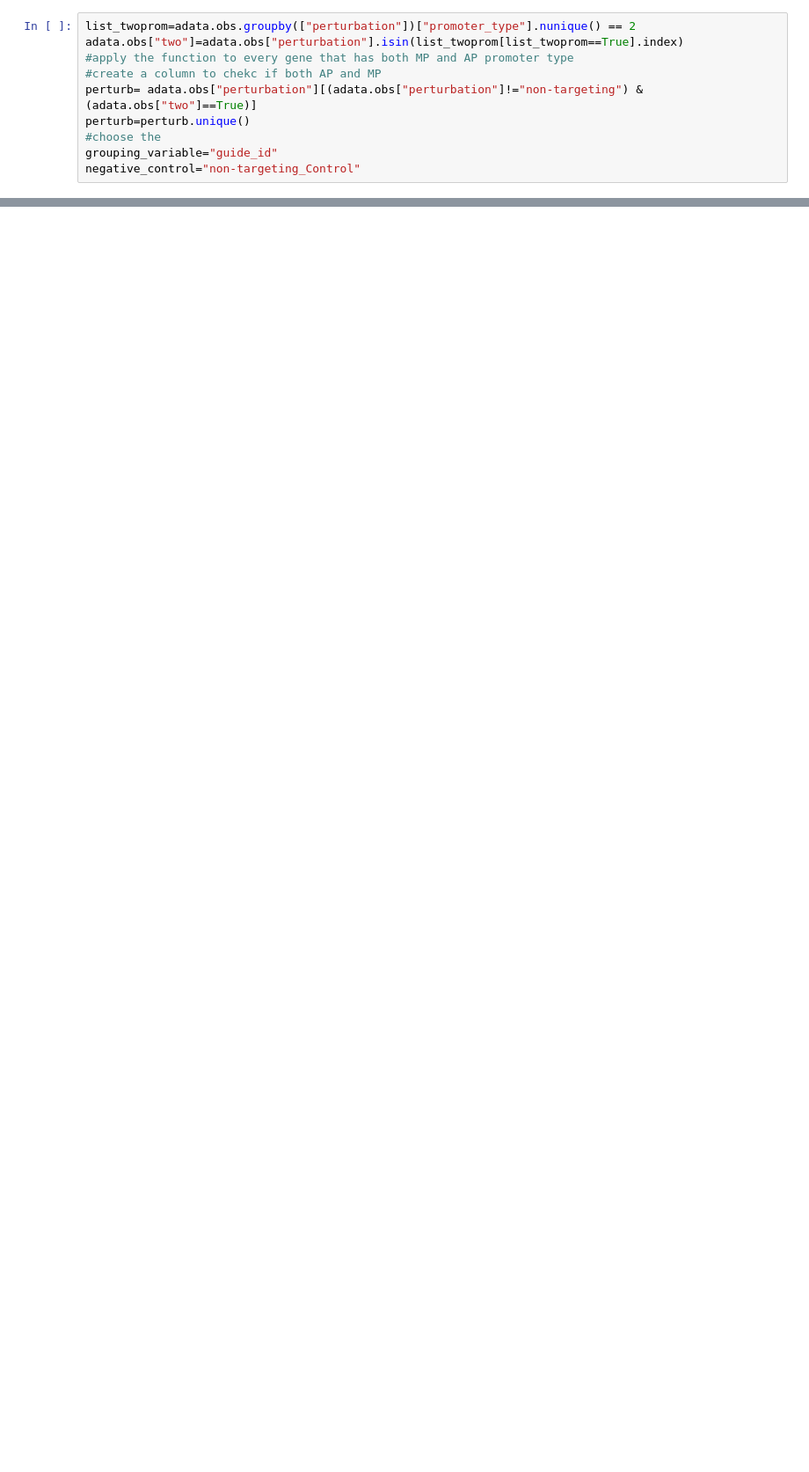
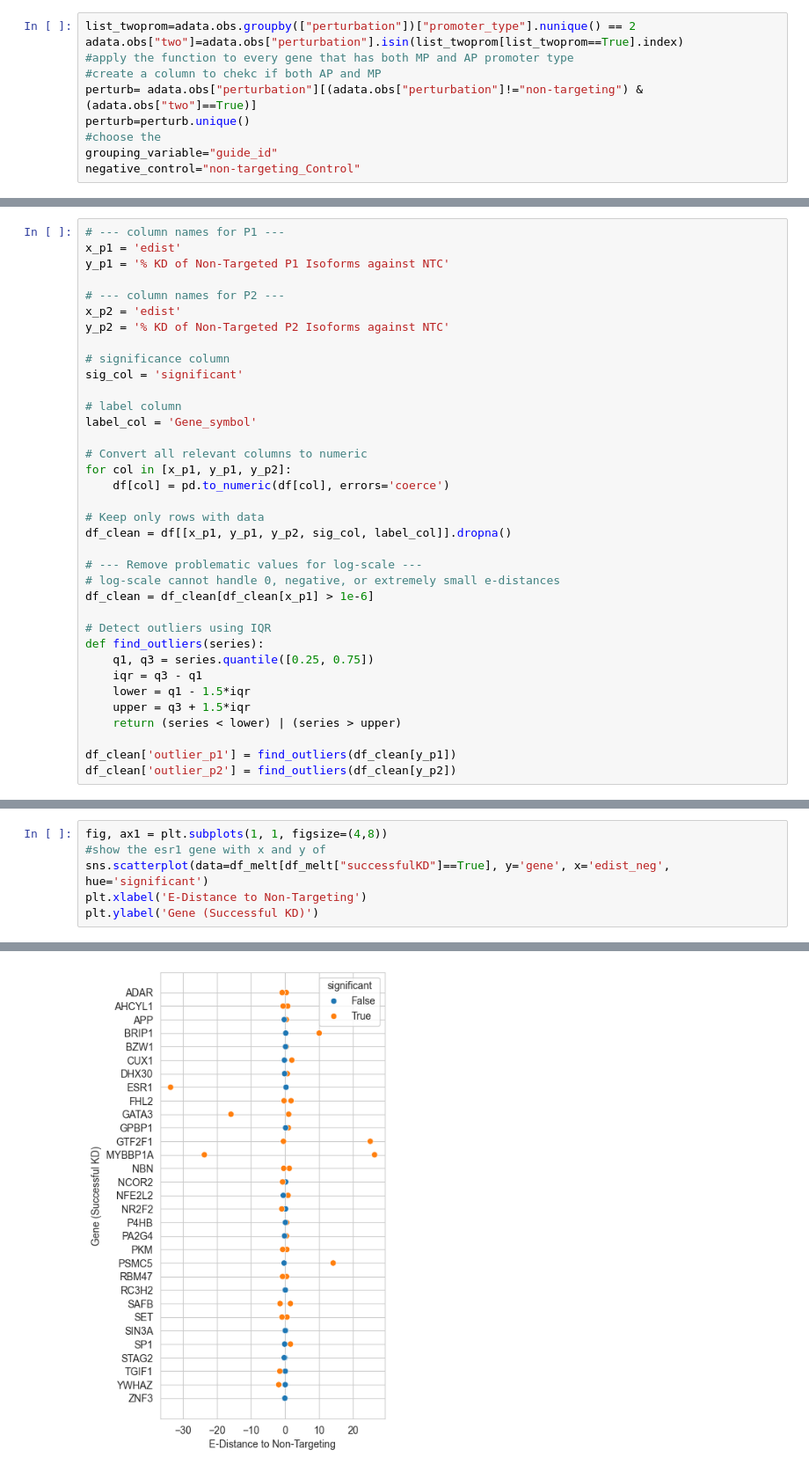
Before and after one commit to theheking/isoform_specific_perturb_seq, a Jupyter notebook: source/scripts/3_analysis_scripts/4_estatistic_gene_guide.ipynb, the cells around one changed output, grey strips where cells are left out. Shown at 88% size. Cells and saved outputs as stored; diff of their text form; blank space fills up the shorter version.

```diff
--- a/source/scripts/3_analysis_scripts/4_estatistic_gene_guide.ipynb
+++ b/source/scripts/3_analysis_scripts/4_estatistic_gene_guide.ipynb
@@ -295,0 +348,36 @@ fig.figure.savefig(fig_loc+"edistance_violinplot_utr.pdf")
+# %%
+# --- column names for P1 ---
+x_p1 = 'edist'
+y_p1 = '% KD of Non-Targeted P1 Isoforms against NTC'
+
+# --- column names for P2 ---
+x_p2 = 'edist'
+y_p2 = '% KD of Non-Targeted P2 Isoforms against NTC'
+
+# significance column
+sig_col = 'significant'
+
+# label column
+label_col = 'Gene_symbol'
+
+# Convert all relevant columns to numeric
+for col in [x_p1, y_p1, y_p2]:
+    df[col] = pd.to_numeric(df[col], errors='coerce')
+
+# Keep only rows with data
+df_clean = df[[x_p1, y_p1, y_p2, sig_col, label_col]].dropna()
+
+# --- Remove problematic values for log-scale ---
+# log-scale cannot handle 0, negative, or extremely small e-distances
+df_clean = df_clean[df_clean[x_p1] > 1e-6]
+
+# Detect outliers using IQR
+def find_outliers(series):
+    q1, q3 = series.quantile([0.25, 0.75])
+    iqr = q3 - q1
+    lower = q1 - 1.5*iqr
+    upper = q3 + 1.5*iqr
+    return (series < lower) | (series > upper)
+
+df_clean['outlier_p1'] = find_outliers(df_clean[y_p1])
+df_clean['outlier_p2'] = find_outliers(df_clean[y_p2])
@@ -353,0 +608,7 @@ df.index=df["name"]
+# %%
+fig, ax1 = plt.subplots(1, 1, figsize=(4,8))
+#show the esr1 gene with x and y of
+sns.scatterplot(data=df_melt[df_melt["successfulKD"]==True], y='gene', x='edist_neg', hue='significant')
+plt.xlabel('E-Distance to Non-Targeting')
+plt.ylabel('Gene (Successful KD)')
+# %% [output]
@@ -353,0 +616 @@ df.index=df["name"]
+[figure, added]
```
Also changed, not shown: parts of 37 cells of this notebook, 28 other files.
